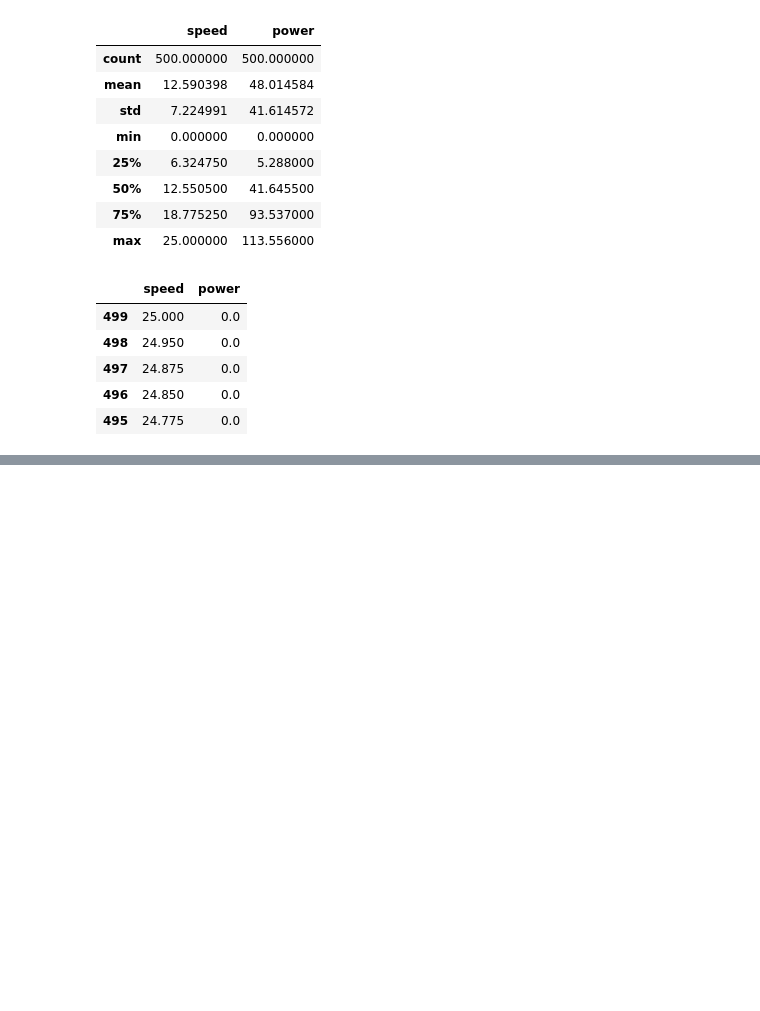
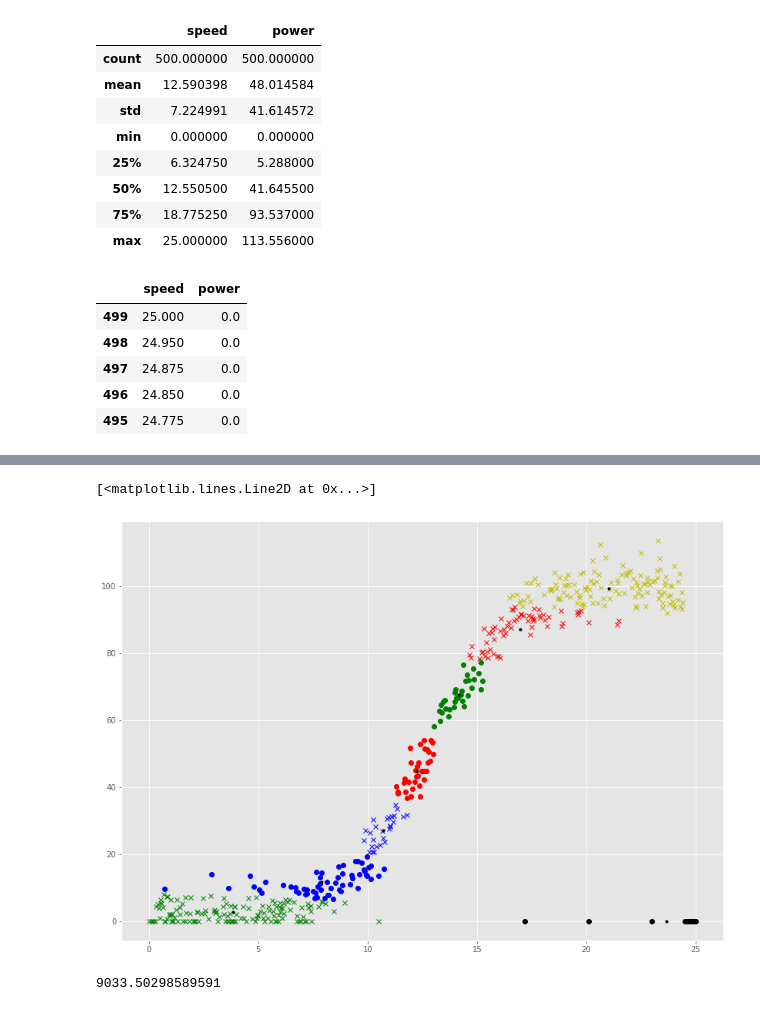
Before and after one commit to angela1C/MLASProject, a Jupyter notebook: speed_power.ipynb, the cells around one changed output, grey strips where cells are left out. Saved outputs shown, nothing was run; the diff lists cells and outputs as text; code cells hidden in the pictures; blank space fills up the shorter version.

```diff
--- a/speed_power.ipynb
+++ b/speed_power.ipynb
@@ -471,0 +575,6 @@ df.sort_values(by='speed', ascending=False).head()
+# %%
+# Perform kmeans fitting.
+kmeans = skcl.KMeans(n_clusters=5, random_state=0).fit(X)
+kmeans = skcl.KMeans(n_clusters=6, random_state=0).fit(X)
+# default is 8 clusters
+kmeans = skcl.KMeans(random_state=0).fit(X)
@@ -471,0 +589,3 @@ df.sort_values(by='speed', ascending=False).head()
+# %%
+centres = kmeans.cluster_centers_
+centres
@@ -471,0 +601,18 @@ df.sort_values(by='speed', ascending=False).head()
+# %%
+# Plot the data set.
+plt.plot(X[kmeans.labels_ == 0][:,0], X[kmeans.labels_ == 0][:,1], 'gx')
+plt.plot(X[kmeans.labels_ == 1][:,0], X[kmeans.labels_ == 1][:,1], 'rx')
+plt.plot(X[kmeans.labels_ == 2][:,0], X[kmeans.labels_ == 2][:,1], 'bx')
+plt.plot(X[kmeans.labels_ == 3][:,0], X[kmeans.labels_ == 3][:,1], 'yx')
+plt.plot(X[kmeans.labels_ == 4][:,0], X[kmeans.labels_ == 4][:,1], 'ro')
+plt.plot(X[kmeans.labels_ == 5][:,0], X[kmeans.labels_ == 5][:,1], 'bo')
+plt.plot(X[kmeans.labels_ == 6][:,0], X[kmeans.labels_ == 6][:,1], 'go')
+plt.plot(X[kmeans.labels_ == 7][:,0], X[kmeans.labels_ == 7][:,1], 'ko')
+plt.plot(centres[:,0], centres[:,1],'k.')
+# %% [output]
+[<matplotlib.lines.Line2D at 0x...>]
+[figure, added]
+# %%
+kmeans.inertia_
+# %% [output]
+9033.50298589591
```
Also changed, not shown: parts of 20 cells of this notebook.
